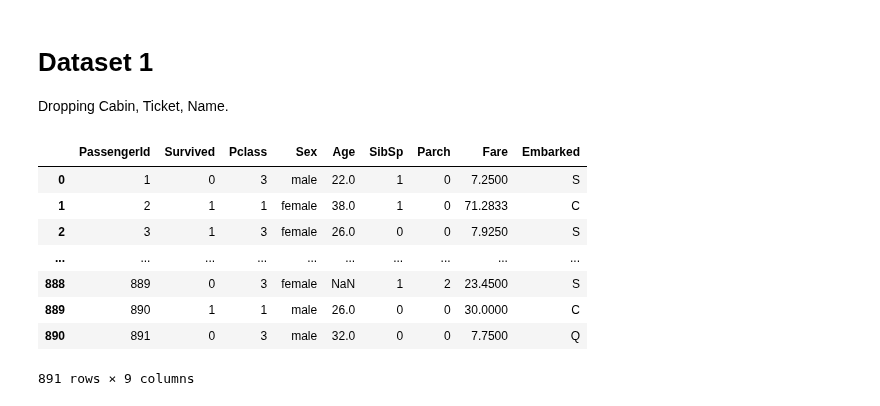
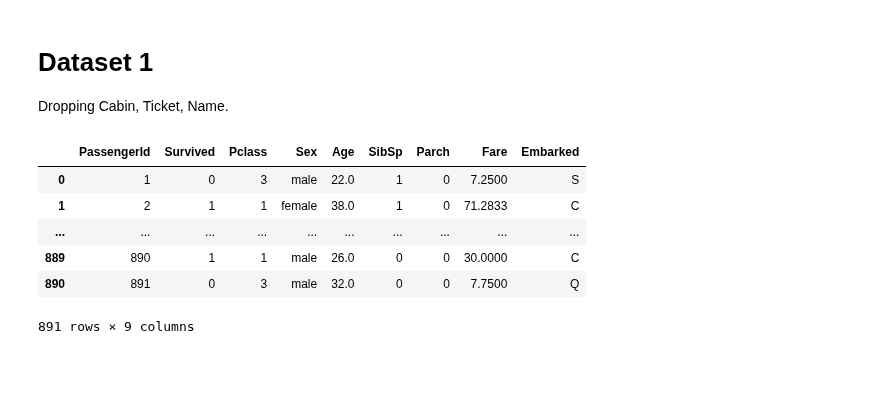
Before and after one commit to yunmokoo/Kaggle_Testing, a Jupyter notebook: titanic-2023-08-06.ipynb, the cells around one changed output. Drawn from its saved outputs; the diff is of its cells as text; code cells hidden in the pictures; blank space fills up the shorter version.

```diff
--- a/titanic-2023-08-06.ipynb
+++ b/titanic-2023-08-06.ipynb
@@ -90,20 +90,18 @@ Name: Age, dtype: int64
 
 Dropping     Cabin, Ticket, Name.
 # %%
-pd.set_option('display.max_rows', 6)  # Show all rows
+pd.set_option('display.max_rows', 4)  # Show all rows
 
 df_train1 = df_train
 
 df_train1.drop(columns = ['Cabin', 'Ticket', 'Name'], axis=1, inplace=True)
 
 df_train1
 # %% [output]
 |  | PassengerId | Survived | Pclass | Sex | Age | SibSp | Parch | Fare | Embarked |
 | 0 | 1 | 0 | 3 | male | 22.0 | 1 | 0 | 7.2500 | S |
 | 1 | 2 | 1 | 1 | female | 38.0 | 1 | 0 | 71.2833 | C |
-| 2 | 3 | 1 | 3 | female | 26.0 | 0 | 0 | 7.9250 | S |
 | ... | ... | ... | ... | ... | ... | ... | ... | ... | ... |
-| 888 | 889 | 0 | 3 | female | NaN | 1 | 2 | 23.4500 | S |
 | 889 | 890 | 1 | 1 | male | 26.0 | 0 | 0 | 30.0000 | C |
 | 890 | 891 | 0 | 3 | male | 32.0 | 0 | 0 | 7.7500 | Q |
 891 rows × 9 columns
```
Also changed, not shown: parts of 11 cells of this notebook.
